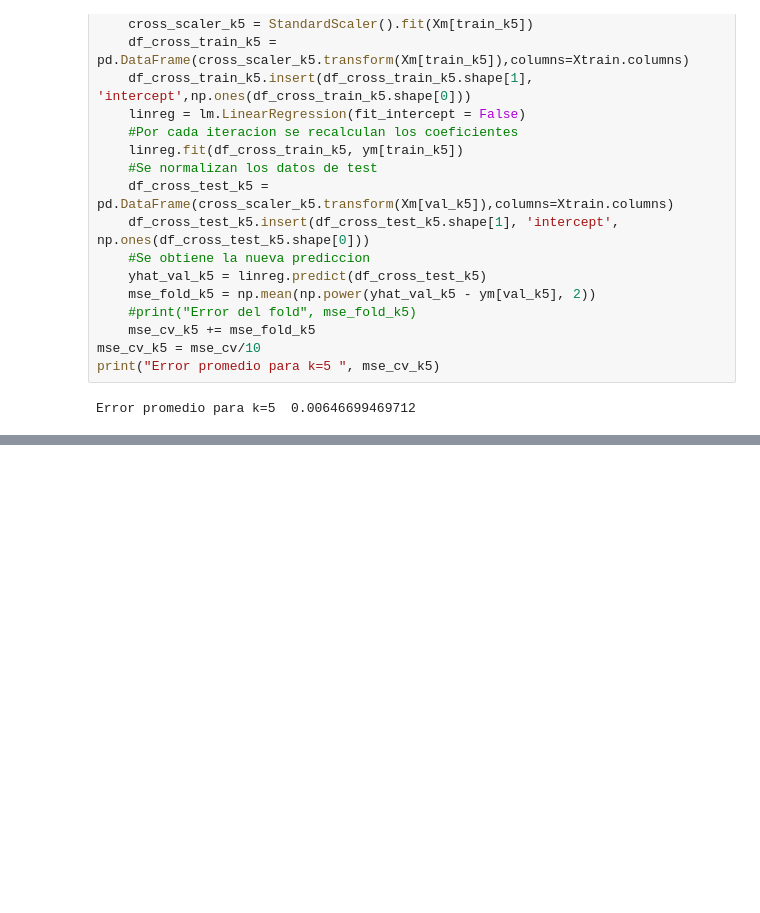
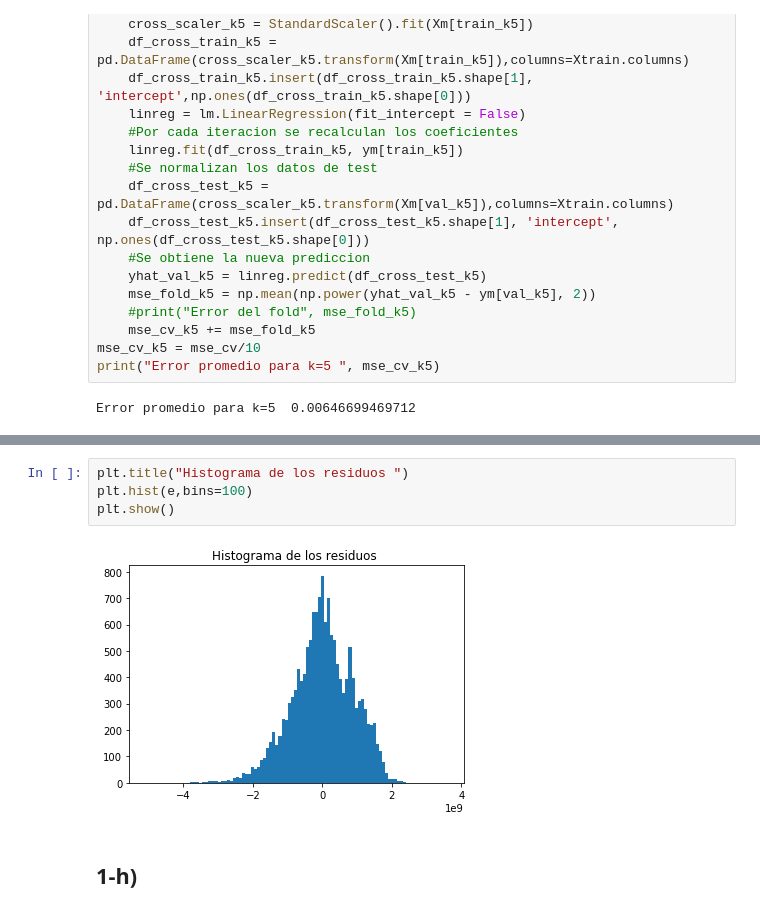
Before and after one commit to VitoVoti/ML_T1_LinReg, a Jupyter notebook: Tarea1 .ipynb, the cells around one changed output, grey strips where cells are left out. Drawn from its saved outputs; the diff is of its cells as text; blank space fills up the shorter version.

```diff
--- a/Tarea1 .ipynb
+++ b/Tarea1 .ipynb
@@ -220,0 +267,8 @@ Error promedio para k=5  0.00646699469712
+# %%
+plt.title("Histograma de los residuos ")
+plt.hist(e,bins=100)
+plt.show()
+# %% [output]
+[figure, added]
+# %% [markdown]
+## 1-h)
```
Also changed, not shown: parts of 15 cells of this notebook.
